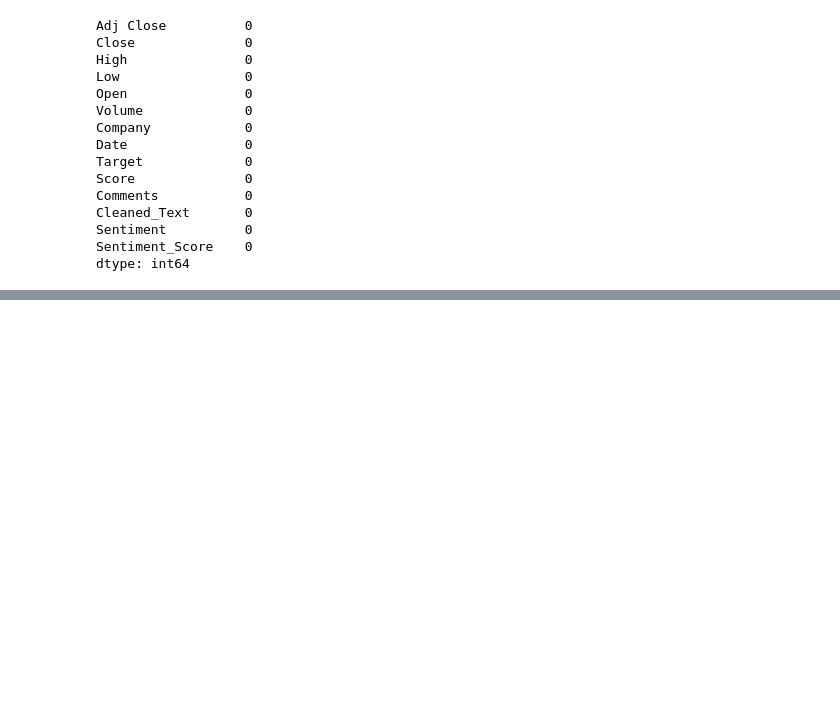
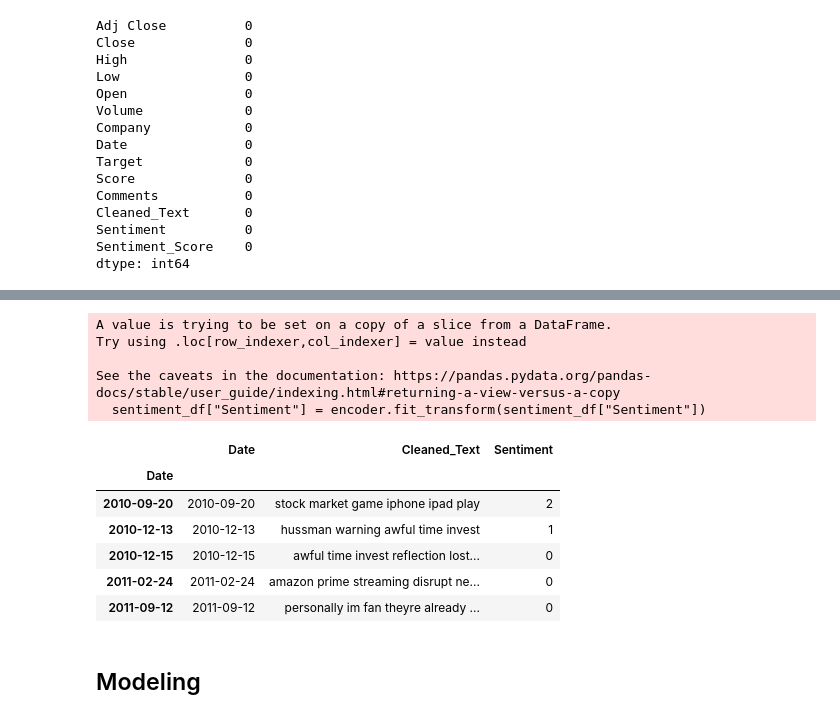
Before and after one commit to U-gana/Stock-Project, a Jupyter notebook: stock.ipynb, the cells around one changed output, grey strips where cells are left out. Drawn from its saved outputs; the diff is of its cells as text; code cells hidden in the pictures; blank space fills up the shorter version.

Commit message:
model

```diff
--- a/stock.ipynb
+++ b/stock.ipynb
@@ -64,0 +77,3 @@ Name: count, dtype: int64
+# %%
+sentiment_df.index = pd.to_datetime(sentiment_df["Date"])
+sentiment_df.index
@@ -64,0 +89,3 @@ Name: count, dtype: int64
+# %%
+trade_df.index = pd.to_datetime(trade_df["Date"])
+trade_df.index
@@ -64,0 +101,23 @@ Name: count, dtype: int64
+# %%
+from sklearn.preprocessing import LabelEncoder
+encoder = LabelEncoder()
+sentiment_df["Sentiment"] = encoder.fit_transform(sentiment_df["Sentiment"])
+sentiment_df.head()
+
+trade_df["T"] = encoder.fit_transform(sentiment_df["Sentiment"])
+sentiment_df.head()
+# %% [output]
+A value is trying to be set on a copy of a slice from a DataFrame.
+Try using .loc[row_indexer,col_indexer] = value instead
+
+See the caveats in the documentation: https://pandas.pydata.org/pandas-docs/stable/user_guide/indexing.html#returning-a-view-versus-a-copy
+  sentiment_df["Sentiment"] = encoder.fit_transform(sentiment_df["Sentiment"])
+|  | Date | Cleaned_Text | Sentiment |
+| Date |  |  |  |
+| 2010-09-20 | 2010-09-20 | stock market game iphone ipad play | 2 |
+| 2010-12-13 | 2010-12-13 | hussman warning awful time invest | 1 |
+| 2010-12-15 | 2010-12-15 | awful time invest reflection lost... | 0 |
+| 2011-02-24 | 2011-02-24 | amazon prime streaming disrupt ne... | 0 |
+| 2011-09-12 | 2011-09-12 | personally im fan theyre already ... | 0 |
+# %% [markdown]
+## Modeling
```
Also changed, not shown: parts of 9 cells of this notebook.
